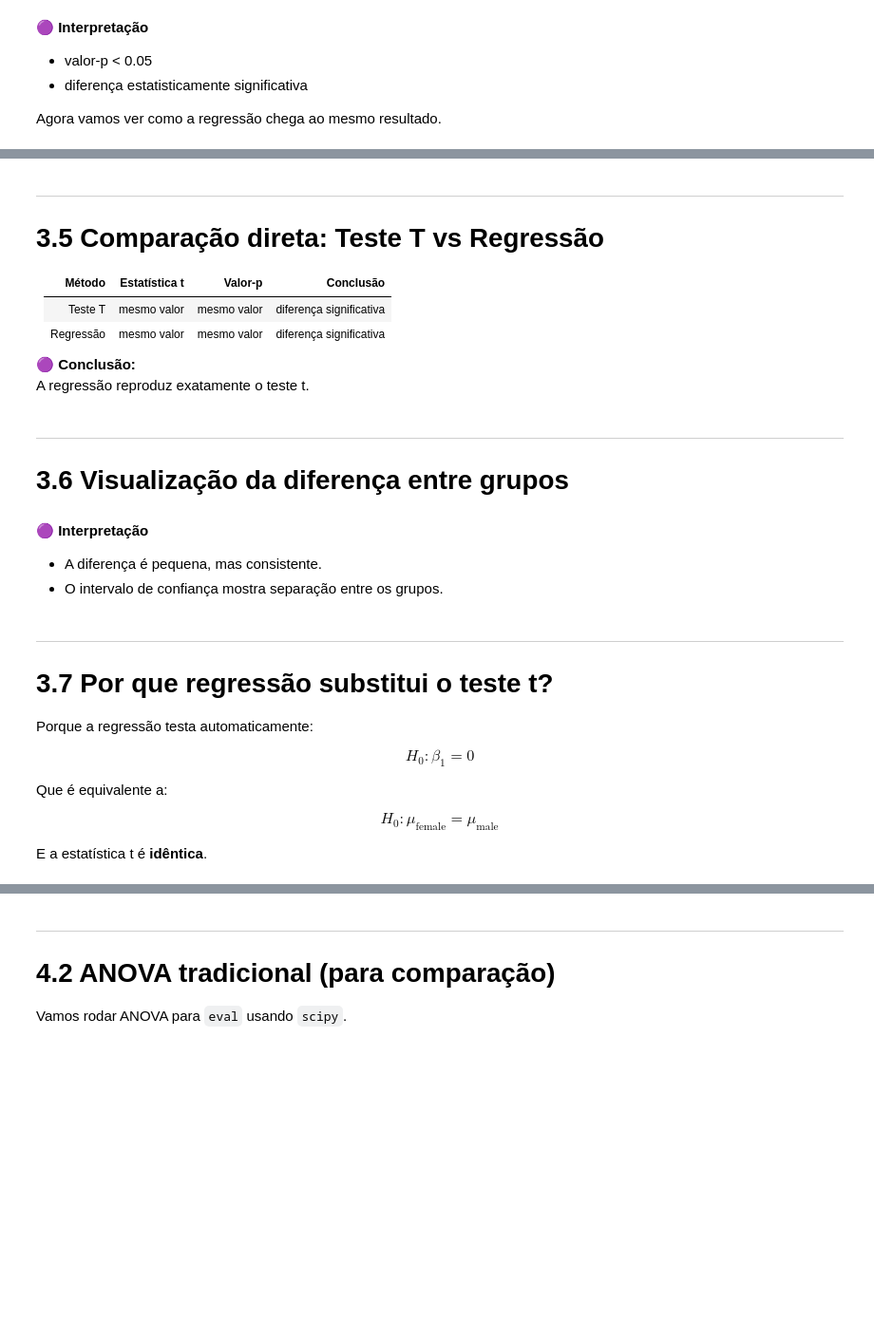
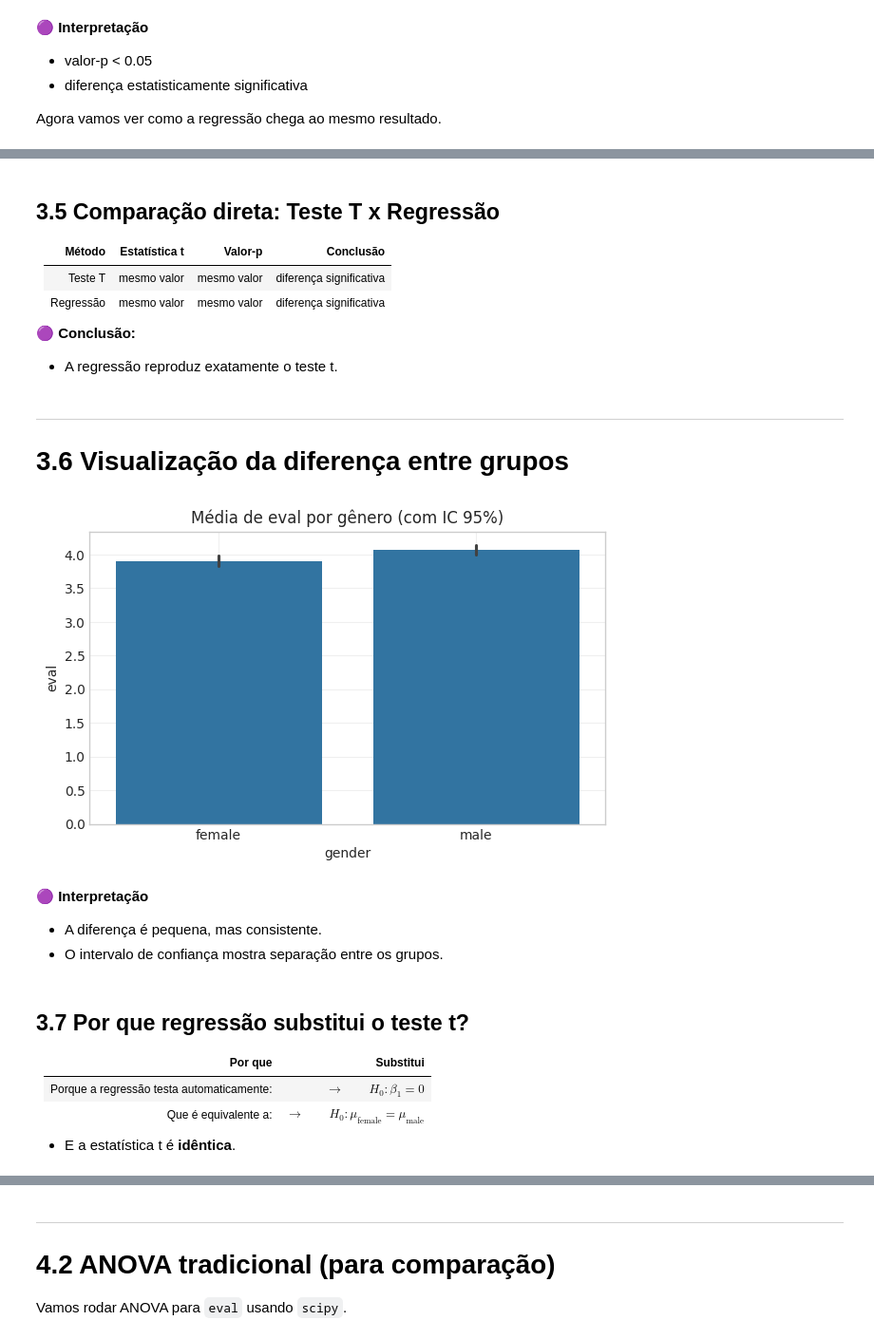
Before and after one commit to IncomeView/IBM_statistics, a Jupyter notebook: notebooks/copilot/6_regressionAnalysis.ipynb, the cells around one changed output, grey strips where cells are left out. Shown at 95% size. Saved outputs shown, nothing was run; the diff lists cells and outputs as text; code cells hidden in the pictures; blank space fills up the shorter version.

```diff
--- a/notebooks/copilot/6_regressionAnalysis.ipynb
+++ b/notebooks/copilot/6_regressionAnalysis.ipynb
@@ -576,6 +1009,5 @@ Isso é exatamente o que o curso IBM mostra.
 # %% [markdown]
----
-# 3.5 Comparação direta: Teste T vs Regressão
+## 3.5 Comparação direta: Teste T x Regressão
 
 | Método | Estatística t | Valor‑p | Conclusão |
 |--------|---------------|---------|-----------|
@@ -583,36 +1015,30 @@ Isso é exatamente o que o curso IBM mostra.
 | Regressão | mesmo valor | mesmo valor | diferença significativa |
 
 🟣 **Conclusão:**
-A regressão reproduz exatamente o teste t.
+- A regressão reproduz exatamente o teste t.
 # %% [markdown]
 ---
 # 3.6 Visualização da diferença entre grupos
 # %%
 plt.figure(figsize=(7, 4))
-sns.barplot(x="gender", y="eval", data=ratings_df, ci=95)
+sns.barplot(x="gender", y="eval", data=ratings_df, errorbar=('ci', 95))
 plt.title("Média de eval por gênero (com IC 95%)")
 plt.grid(alpha=0.3)
 plt.show()
+# %% [output]
+[figure, added]
 # %% [markdown]
 🟣 **Interpretação**
 
 - A diferença é pequena, mas consistente.
 - O intervalo de confiança mostra separação entre os grupos.
 # %% [markdown]
----
-# 3.7 Por que regressão substitui o teste t?
+## 3.7 Por que regressão substitui o teste t?
 
-Porque a regressão testa automaticamente:
+|Por que|Substitui|
+|-|-|
+|Porque a regressão testa automaticamente:|$\to\qquad H_0: \beta_1 = 0 $|
+|Que é equivalente a:|$\to\qquad H_0: \mu_{\text{female}} = \mu_{\text{male}}$|
 
-$$
-H_0: \beta_1 = 0
-$$
-
-Que é equivalente a:
-
-$$
-H_0: \mu_{\text{female}} = \mu_{\text{male}}
-$$
-
-E a estatística t é **idêntica**.
+- E a estatística t é **idêntica**.
 # %% [markdown]
```
Also changed, not shown: parts of 65 cells of this notebook.
